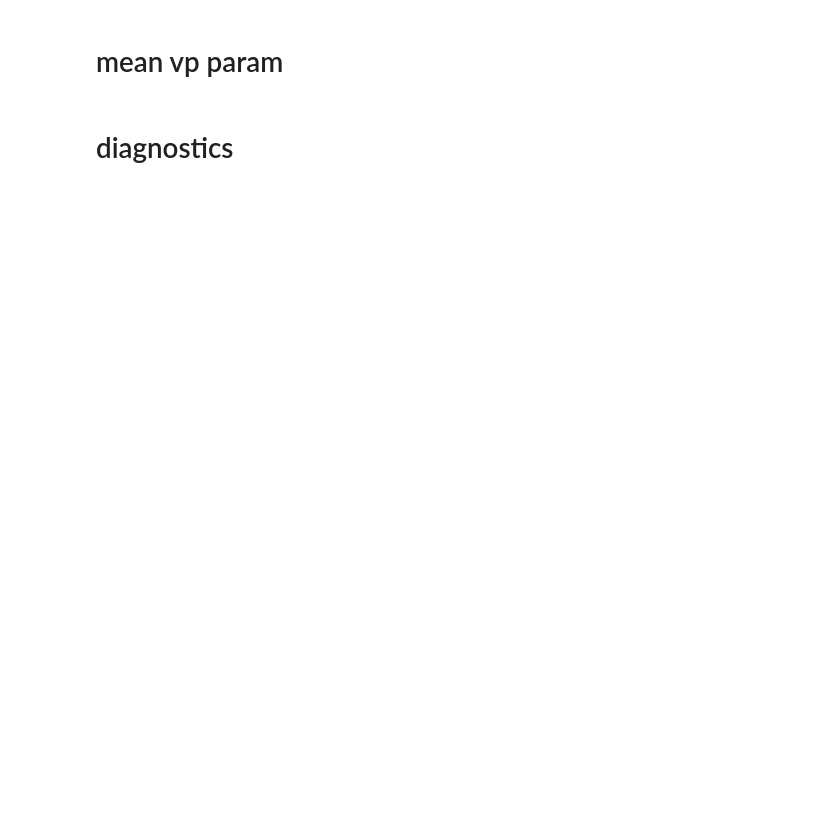
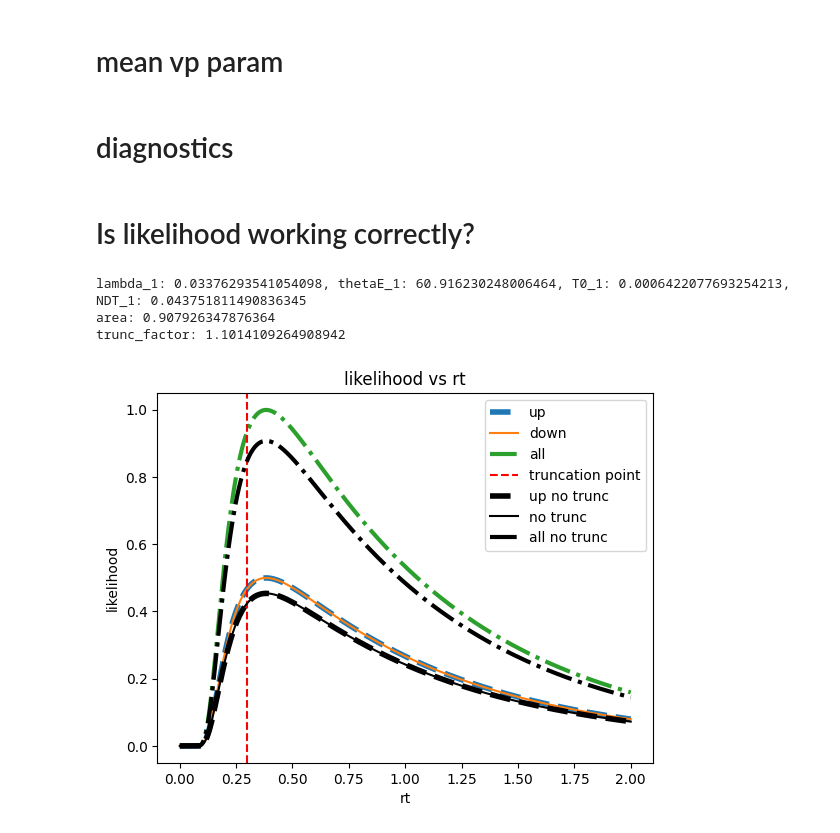
Before and after one commit to rakaar/ddm_data, a Jupyter notebook: vbmc_fit/vbmc_only_tied.ipynb, the cells around one changed output. Saved outputs shown, nothing was run; the diff lists cells and outputs as text; code cells hidden in the pictures; blank space fills up the shorter version.

```diff
--- a/vbmc_fit/vbmc_only_tied.ipynb
+++ b/vbmc_fit/vbmc_only_tied.ipynb
@@ -241,0 +336,51 @@ sim_results = Parallel(n_jobs=-1)(delayed(tied_data_gen_wrapper)(ILD_arr, ABL_ar
+# %% [markdown]
+# Is likelihood working correctly?
+# %%
+
+
+t_pts = np.linspace(0.001, 2, 1000)
+
+lambda_1 = np.random.uniform(rate_lambda_bounds[0], rate_lambda_bounds[1])
+thetaE_1 = np.random.uniform(theta_E_bounds[0], theta_E_bounds[1])
+T0_1 = np.random.uniform(T_0_bounds[0], T_0_bounds[1])
+NDT_1 = np.random.uniform(t_non_decision_bounds[0], t_non_decision_bounds[1])
+
+T0_1 *= 1e-3
+NDT_1 *= 1e-3
+print(f'lambda_1: {lambda_1}, thetaE_1: {thetaE_1}, T0_1: {T0_1}, NDT_1: {NDT_1}')
+
+ABL = 40; ILD = 0
+
+K_max = 10
+
+area = quad(rho_E_small_t_NORM_TIED_fn,T_trunc_timed_fix, 10, args=(ILD, ABL, lambda_1, thetaE_1, T0_1, NDT_1, K_max))[0]
+print(f'area: {area}')
+try:
+    trunc_factor = 1 / (area)
+except Exception as e:
+    print('is it')
+    trunc_factor = 0
+
+print(f'trunc_factor: {trunc_factor}')
+# trunc_factor = 1
+
+up_like = np.array([rho_E_plus_small_t_NORM_TIED_fn(rt, ILD, ABL, lambda_1, thetaE_1, T0_1, NDT_1,  K_max) * trunc_factor for rt in t_pts])
+down_like = np.array([rho_E_minus_small_t_NORM_TIED_fn(rt, ILD, ABL, lambda_1, thetaE_1, T0_1, NDT_1, K_max) * trunc_factor for rt in t_pts])
+all_like = np.array([rho_E_small_t_NORM_TIED_fn(rt, ILD, ABL, lambda_1, thetaE_1, T0_1, NDT_1, K_max) * trunc_factor for rt in t_pts])
+
+plt.plot(t_pts, up_like, label='up', lw=4, linestyle='--')
+plt.plot(t_pts, down_like, label='down')
+plt.plot(t_pts, all_like, label='all', linestyle='-.', lw=3)
+plt.axvline(x=T_trunc_timed_fix, color='r', linestyle='--', label='truncation point')
+
+plt.plot(t_pts, up_like/trunc_factor, label='up no trunc', lw=4, linestyle='--', color='k')
+plt.plot(t_pts, down_like/trunc_factor, label='no trunc', color='k')
+plt.plot(t_pts, all_like/trunc_factor, label='all no trunc', linestyle='-.', lw=3, color='k')
+
+plt.xlabel('rt'); plt.ylabel('likelihood'); plt.title('likelihood vs rt');
+plt.legend();
+# %% [output]
+lambda_1: 0.03376293541054098, thetaE_1: 60.916230248006464, T0_1: 0.0006422077693254213, NDT_1: 0.043751811490836345
+area: 0.907926347876364
+trunc_factor: 1.1014109264908942
+[figure, added]
```
Also changed, not shown: parts of 9 cells of this notebook, 7 other files.
